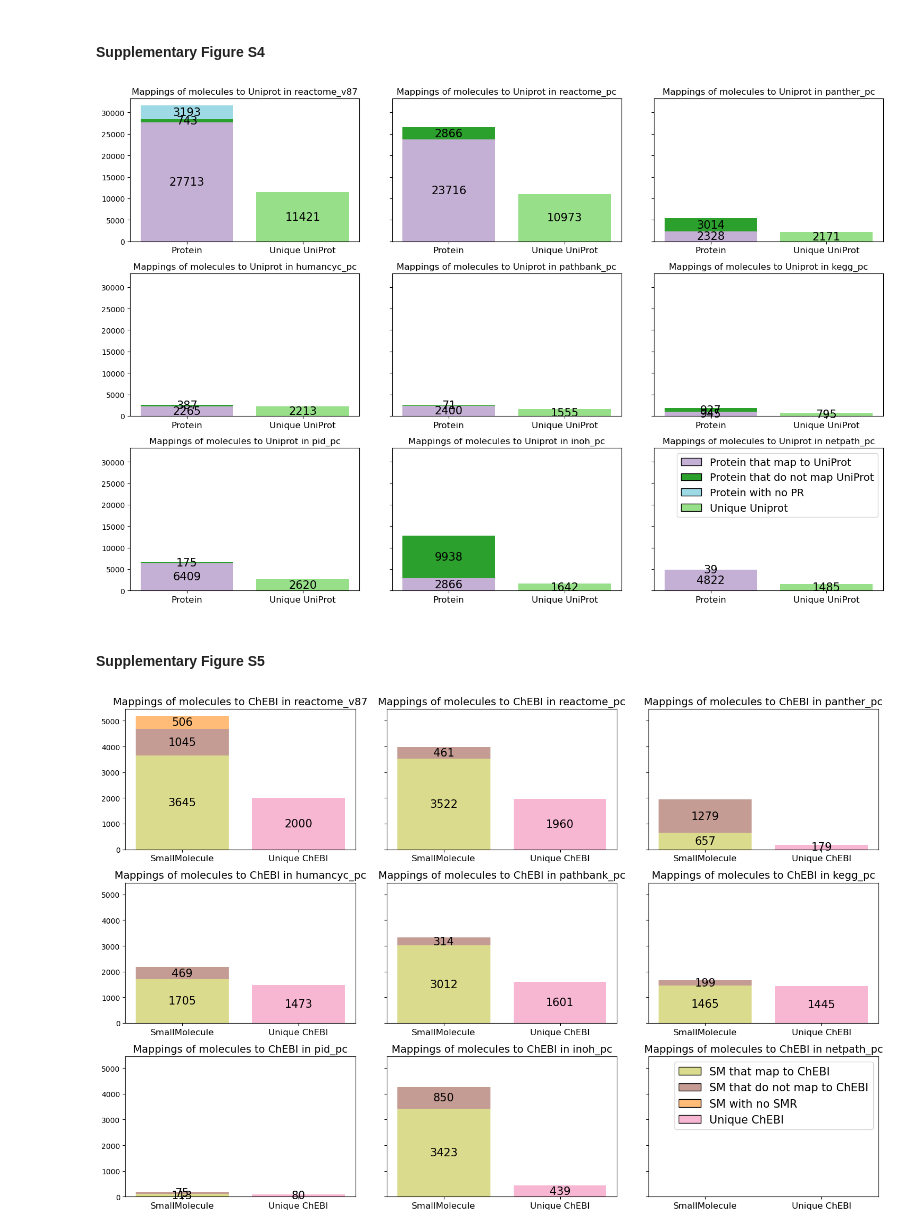
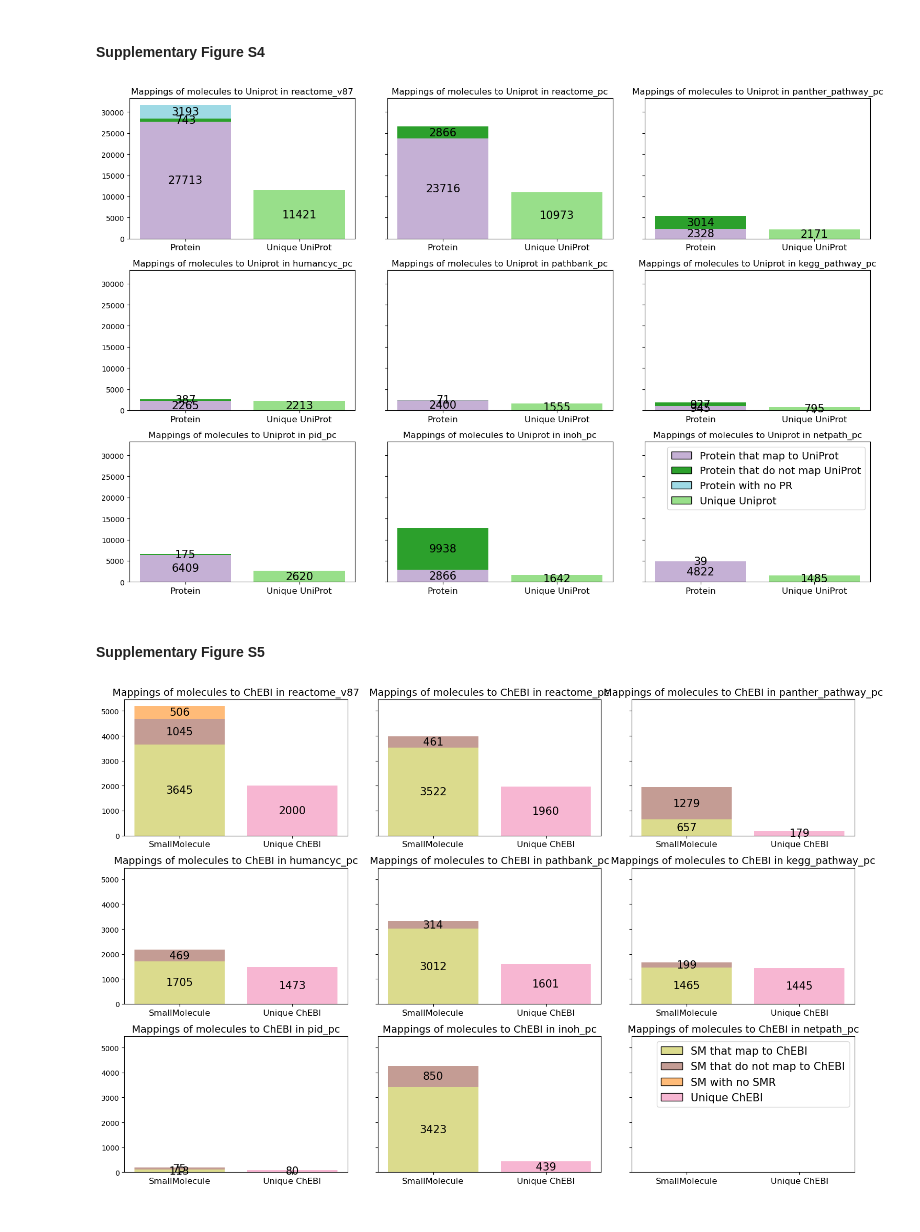
Before and after one commit to CecileBeust/BioPAXReview2024Codes, a Jupyter notebook: Figure4-5/Scripts/03_barplots_mappings.ipynb, the cells around one changed output. Drawn from its saved outputs; the diff is of its cells as text; code cells hidden in the pictures.

Commit message:
update figure names

```diff
--- a/Figure4-5/Scripts/03_barplots_mappings.ipynb
+++ b/Figure4-5/Scripts/03_barplots_mappings.ipynb
@@ -12,31 +12,31 @@ from matplotlib.patches import Patch
 # Concatenate query results for UniProt mappings
 reactome_v87_mappings_uniprot = pd.read_csv("../Results/reactome_v87_mappings_uniprot.csv", sep=",", skiprows=1, header=None, index_col=0)
 reactome_pc_mappings_uniprot = pd.read_csv("../Results/reactome_pc_mappings_uniprot.csv", sep=",", skiprows=1, header=None, index_col=0)
-panther_pc_mappings_uniprot = pd.read_csv("../Results/panther_pc_mappings_uniprot.csv", sep=",", skiprows=1, header=None, index_col=0)
+panther_pathway_pc_mappings_uniprot = pd.read_csv("../Results/panther_pc_mappings_uniprot.csv", sep=",", skiprows=1, header=None, index_col=0)
 pathbank_pc_mappings_uniprot = pd.read_csv("../Results/pathbank_pc_mappings_uniprot.csv", sep=",", skiprows=1, header=None, index_col=0)
 humancyc_pc_mappings_uniprot = pd.read_csv("../Results/humancyc_pc_mappings_uniprot.csv", sep=",", skiprows=1, header=None, index_col=0)
-kegg_pc_mappings_uniprot = pd.read_csv("../Results/kegg_pc_mappings_uniprot.csv", sep=",", skiprows=1, header=None, index_col=0)
+kegg_pathway_pc_mappings_uniprot = pd.read_csv("../Results/kegg_pc_mappings_uniprot.csv", sep=",", skiprows=1, header=None, index_col=0)
 pid_pc_mappings_uniprot = pd.read_csv("../Results/pid_pc_mappings_uniprot.csv", sep=",", skiprows=1, header=None, index_col=0)
 inoh_pc_mappings_uniprot = pd.read_csv("../Results/inoh_pc_mappings_uniprot.csv", sep=",", skiprows=1, header=None, index_col=0)
 netpath_pc_mappings_uniprot = pd.read_csv("../Results/netpath_pc_mappings_uniprot.csv", sep=",", skiprows=1, header=None, index_col=0)
 
-concat_df_uniprot = pd.concat([reactome_v87_mappings_uniprot, reactome_pc_mappings_uniprot[1], panther_pc_mappings_uniprot[1], pathbank_pc_mappings_uniprot[1], humancyc_pc_mappings_uniprot[1], kegg_pc_mappings_uniprot[1], pid_pc_mappings_uniprot[1], inoh_pc_mappings_uniprot[1], netpath_pc_mappings_uniprot[1]], axis=1, ignore_index=True)
-concat_df_uniprot.columns = ["reactome_v87", "reactome_pc", "panther_pc", "pathbank_pc", "humancyc_pc", "kegg_pc", "pid_pc", "inoh_pc", "netpath_pc"]
+concat_df_uniprot = pd.concat([reactome_v87_mappings_uniprot, reactome_pc_mappings_uniprot[1], panther_pathway_pc_mappings_uniprot[1], pathbank_pc_mappings_uniprot[1], humancyc_pc_mappings_uniprot[1], kegg_pathway_pc_mappings_uniprot[1], pid_pc_mappings_uniprot[1], inoh_pc_mappings_uniprot[1], netpath_pc_mappings_uniprot[1]], axis=1, ignore_index=True)
+concat_df_uniprot.columns = ["reactome_v87", "reactome_pc", "panther_pathway_pc", "pathbank_pc", "humancyc_pc", "kegg_pathway_pc", "pid_pc", "inoh_pc", "netpath_pc"]
 concat_df_uniprot.to_csv("../Results/Mappings_Uniprot.csv", sep=",")
 
 # Concatenate query results for ChEBI mappings
 reactome_v87_mappings_chebi = pd.read_csv("../Results/reactome_v87_mappings_chebi.csv", sep=",", skiprows=1, header=None, index_col=0)
 reactome_pc_mappings_chebi = pd.read_csv("../Results/reactome_pc_mappings_chebi.csv", sep=",", skiprows=1, header=None, index_col=0)
-panther_pc_mappings_chebi = pd.read_csv("../Results/panther_pc_mappings_chebi.csv", sep=",", skiprows=1, header=None, index_col=0)
+panther_pathway_pc_mappings_chebi = pd.read_csv("../Results/panther_pc_mappings_chebi.csv", sep=",", skiprows=1, header=None, index_col=0)
 pathbank_pc_mappings_chebi = pd.read_csv("../Results/pathbank_pc_mappings_chebi.csv", sep=",", skiprows=1, header=None, index_col=0)
 humancyc_pc_mappings_chebi = pd.read_csv("../Results/humancyc_pc_mappings_chebi.csv", sep=",", skiprows=1, header=None, index_col=0)
-kegg_pc_mappings_chebi = pd.read_csv("../Results/kegg_pc_mappings_chebi.csv", sep=",", skiprows=1, header=None, index_col=0)
+kegg_pathway_pc_mappings_chebi = pd.read_csv("../Results/kegg_pc_mappings_chebi.csv", sep=",", skiprows=1, header=None, index_col=0)
 pid_pc_mappings_chebi = pd.read_csv("../Results/pid_pc_mappings_chebi.csv", sep=",", skiprows=1, header=None, index_col=0)
 inoh_pc_mappings_chebi = pd.read_csv("../Results/inoh_pc_mappings_chebi.csv", sep=",", skiprows=1, header=None, index_col=0)
 netpath_pc_mappings_chebi = pd.read_csv("../Results/netpath_pc_mappings_chebi.csv", sep=",", skiprows=1, header=None, index_col=0)
 
-concat_df_chebi = pd.concat([reactome_v87_mappings_chebi, reactome_pc_mappings_chebi[1], panther_pc_mappings_chebi[1], pathbank_pc_mappings_chebi[1], humancyc_pc_mappings_chebi[1], kegg_pc_mappings_chebi[1], pid_pc_mappings_chebi[1], inoh_pc_mappings_chebi[1], netpath_pc_mappings_chebi[1]], axis=1, ignore_index=True)
-concat_df_chebi.columns = ["reactome_v87", "reactome_pc", "panther_pc", "pathbank_pc", "humancyc_pc", "kegg_pc", "pid_pc", "inoh_pc", "netpath_pc"]
+concat_df_chebi = pd.concat([reactome_v87_mappings_chebi, reactome_pc_mappings_chebi[1], panther_pathway_pc_mappings_chebi[1], pathbank_pc_mappings_chebi[1], humancyc_pc_mappings_chebi[1], kegg_pathway_pc_mappings_chebi[1], pid_pc_mappings_chebi[1], inoh_pc_mappings_chebi[1], netpath_pc_mappings_chebi[1]], axis=1, ignore_index=True)
+concat_df_chebi.columns = ["reactome_v87", "reactome_pc", "panther_pathway_pc", "pathbank_pc", "humancyc_pc", "kegg_pathway_pc", "pid_pc", "inoh_pc", "netpath_pc"]
 concat_df_chebi.to_csv("../Results/Mappings_ChEBI.csv", sep=",")
 # %% [markdown]
 ## Mappings to UniProt
@@ -157,10 +157,10 @@ def preprocess_data_chebi(df,col: str):
 
 subdata_reactome_v87_chebi= preprocess_data_chebi(concat_df_chebi, "reactome_v87")
 subdata_reactome_pc_chebi = preprocess_data_chebi(concat_df_chebi, "reactome_pc")
-subdata_panther_pc_chebi = preprocess_data_chebi(concat_df_chebi, "panther_pc")
+subdata_panther_pathway_pc_chebi = preprocess_data_chebi(concat_df_chebi, "panther_pathway_pc")
 subdata_humancyc_pc_chebi = preprocess_data_chebi(concat_df_chebi, "humancyc_pc")
 subdata_pathbank_pc_chebi = preprocess_data_chebi(concat_df_chebi, "pathbank_pc")
-subdata_kegg_pc_chebi = preprocess_data_chebi(concat_df_chebi, "kegg_pc")
+subdata_kegg_pathway_pc_chebi = preprocess_data_chebi(concat_df_chebi, "kegg_pathway_pc")
 subdata_pid_pc_chebi = preprocess_data_chebi(concat_df_chebi, "pid_pc")
 subdata_inoh_pc_chebi = preprocess_data_chebi(concat_df_chebi, "inoh_pc")
 subdata_netpath_pc_chebi = preprocess_data_chebi(concat_df_chebi, "netpath_pc")
@@ -261,10 +261,10 @@ plt.legend(handles=legend_elements, loc="upper right", fontsize=14)
 
 reactome_v87 = plot_stack_barplot_uniprot(ax=axs[0, 0], col="reactome_v87", new_df=subdata_reactome_v87_uniprot)
 reactome_pc = plot_stack_barplot_uniprot(ax=axs[0, 1], col="reactome_pc", new_df=subdata_reactome_pc_uniprot)
-panther_pc = plot_stack_barplot_uniprot(ax=axs[0, 2], col="panther_pc", new_df=subdata_panther_pc_uniprot)
+panther_pathway_pc = plot_stack_barplot_uniprot(ax=axs[0, 2], col="panther_pathway_pc", new_df=subdata_panther_pathway_pc_uniprot)
 humancyc_pc = plot_stack_barplot_uniprot(ax=axs[1, 0], col="humancyc_pc", new_df=subdata_humancyc_pc_uniprot)
 pathbank_pc = plot_stack_barplot_uniprot(ax=axs[1, 1], col="pathbank_pc", new_df=subdata_pathbank_pc_uniprot)
-kegg_pc = plot_stack_barplot_uniprot(ax=axs[1, 2], col="kegg_pc", new_df=subdata_kegg_pc_uniprot)
+kegg_pathway_pc = plot_stack_barplot_uniprot(ax=axs[1, 2], col="kegg_pathway_pc", new_df=subdata_kegg_pathway_pc_uniprot)
 pid_pc = plot_stack_barplot_uniprot(ax=axs[2, 0], col="pid_pc", new_df=subdata_pid_pc_uniprot)
 inoh_pc = plot_stack_barplot_uniprot(ax=axs[2, 1], col="inoh_pc", new_df=subdata_inoh_pc_uniprot)
 netpath_pc = plot_stack_barplot_uniprot(ax=axs[2, 2], col="netpath_pc", new_df=subdata_netpath_pc_uniprot)
@@ -274,7 +274,7 @@ plt.savefig("../Results/SuppFigS4_Mappings_UniProt_All_Databases.png", dpi=300)
 plt.savefig("../Results/SuppFigS4_Mappings_UniProt_All_Databases.svg", dpi=300)
 plt.show()
 # %% [output]
-[figure, old version]
+[figure, new version]
 # %% [markdown]
 #### Supplementary Figure S5
 # %%
@@ -291,33 +291,33 @@ def plot_stack_barplot_chebi(ax, col, new_df):
 
     for bars in [bars1, bars2, bars3]:
         for bar in bars:
             height = bar.get_height()
             if height != 0:
                 height = bar.get_height()
                 bottom = bar.get_y()
                 ax.text(bar.get_x() + bar.get_width()/2., bottom + height/2, '%d' % int(height), ha='center', va='center', fontsize=15)
 
 
 legend_elements = [Patch(facecolor="#DBDB8D", edgecolor='black', label='SM that map to ChEBI'),
                    Patch(facecolor='#C49C94', edgecolor='black', label='SM that do not map to ChEBI'),
                        Patch(facecolor="#FFBB78", edgecolor='black', label='SM with no SMR'),
                        Patch(facecolor= "#F7B6D2", edgecolor='black', label='Unique ChEBI')]
 plt.legend(handles=legend_elements, loc = "upper right", fontsize=15)
 
 
 reactome_v87 = plot_stack_barplot_chebi(ax=axs[0, 0], col="reactome_v87", new_df=subdata_reactome_v87_chebi)
 reactome_pc = plot_stack_barplot_chebi(ax=axs[0, 1], col="reactome_pc", new_df=subdata_reactome_pc_chebi)
-panther_pc = plot_stack_barplot_chebi(ax=axs[0, 2], col="panther_pc", new_df=subdata_panther_pc_chebi)
+panther_pathway_pc = plot_stack_barplot_chebi(ax=axs[0, 2], col="panther_pathway_pc", new_df=subdata_panther_pathway_pc_chebi)
 humancyc_pc = plot_stack_barplot_chebi(ax=axs[1, 0], col="humancyc_pc", new_df=subdata_humancyc_pc_chebi)
 pathbank_pc = plot_stack_barplot_chebi(ax=axs[1, 1], col="pathbank_pc", new_df=subdata_pathbank_pc_chebi)
-kegg_pc = plot_stack_barplot_chebi(ax=axs[1, 2], col="kegg_pc", new_df=subdata_kegg_pc_chebi)
+kegg_pathway_pc = plot_stack_barplot_chebi(ax=axs[1, 2], col="kegg_pathway_pc", new_df=subdata_kegg_pathway_pc_chebi)
 pid_pc = plot_stack_barplot_chebi(ax=axs[2, 0], col="pid_pc", new_df=subdata_pid_pc_chebi)
 inoh_pc = plot_stack_barplot_chebi(ax=axs[2, 1], col="inoh_pc", new_df=subdata_inoh_pc_chebi)
 netpath_pc = plot_stack_barplot_chebi(ax=axs[2, 2], col="netpath_pc", new_df=subdata_netpath_pc_chebi)
 
 plt.tight_layout()
 plt.savefig("../Results/SuppFigS5_Mappings_ChEBI_All_Databases.png", dpi=300)
 plt.savefig("../Results/SuppFigS5_Mappings_ChEBI_All_Databases.svg", dpi=300)
 plt.show()
 # %% [output]
-[figure, old version]
+[figure, new version]
```
Also changed, not shown: parts of 3 cells of this notebook, 15 other files.
